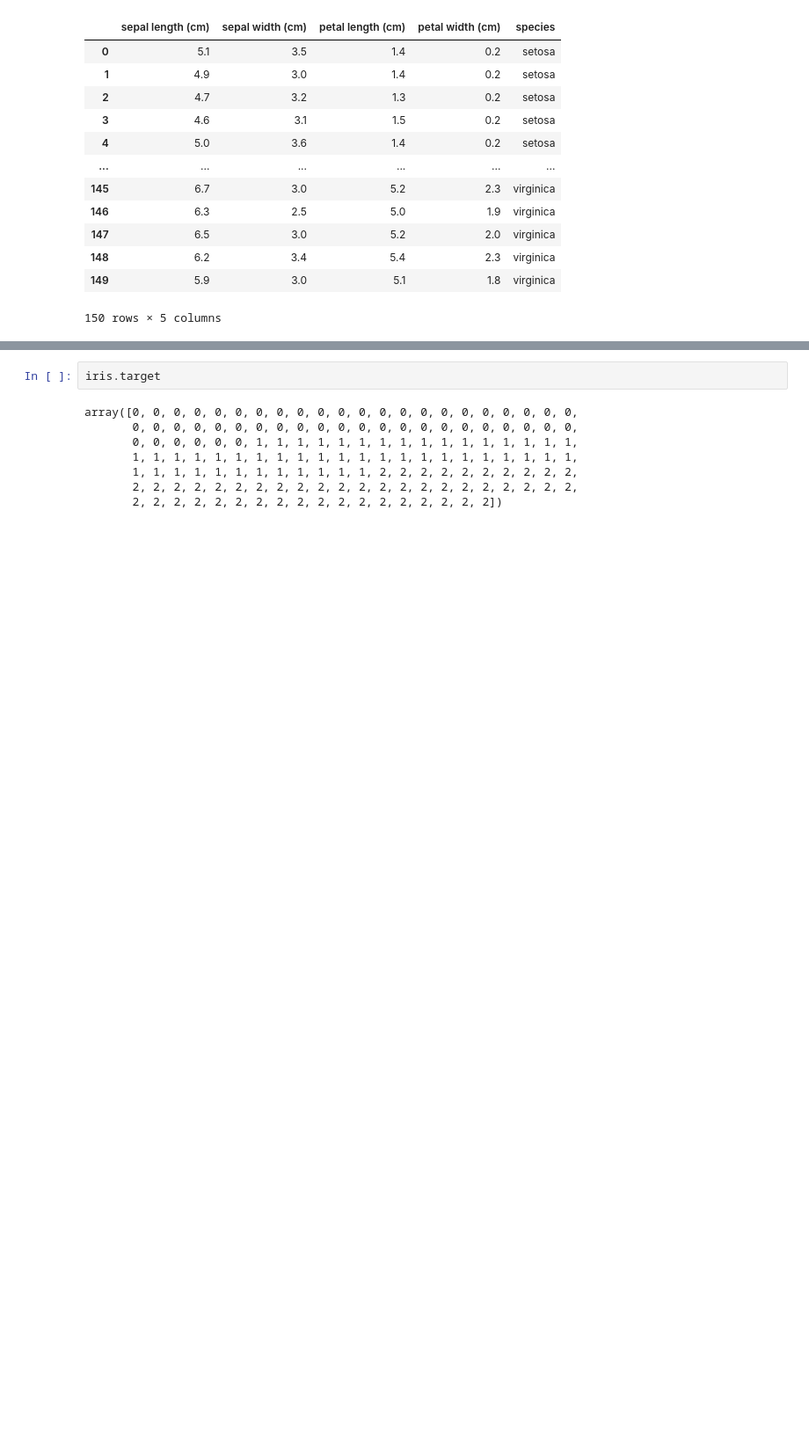
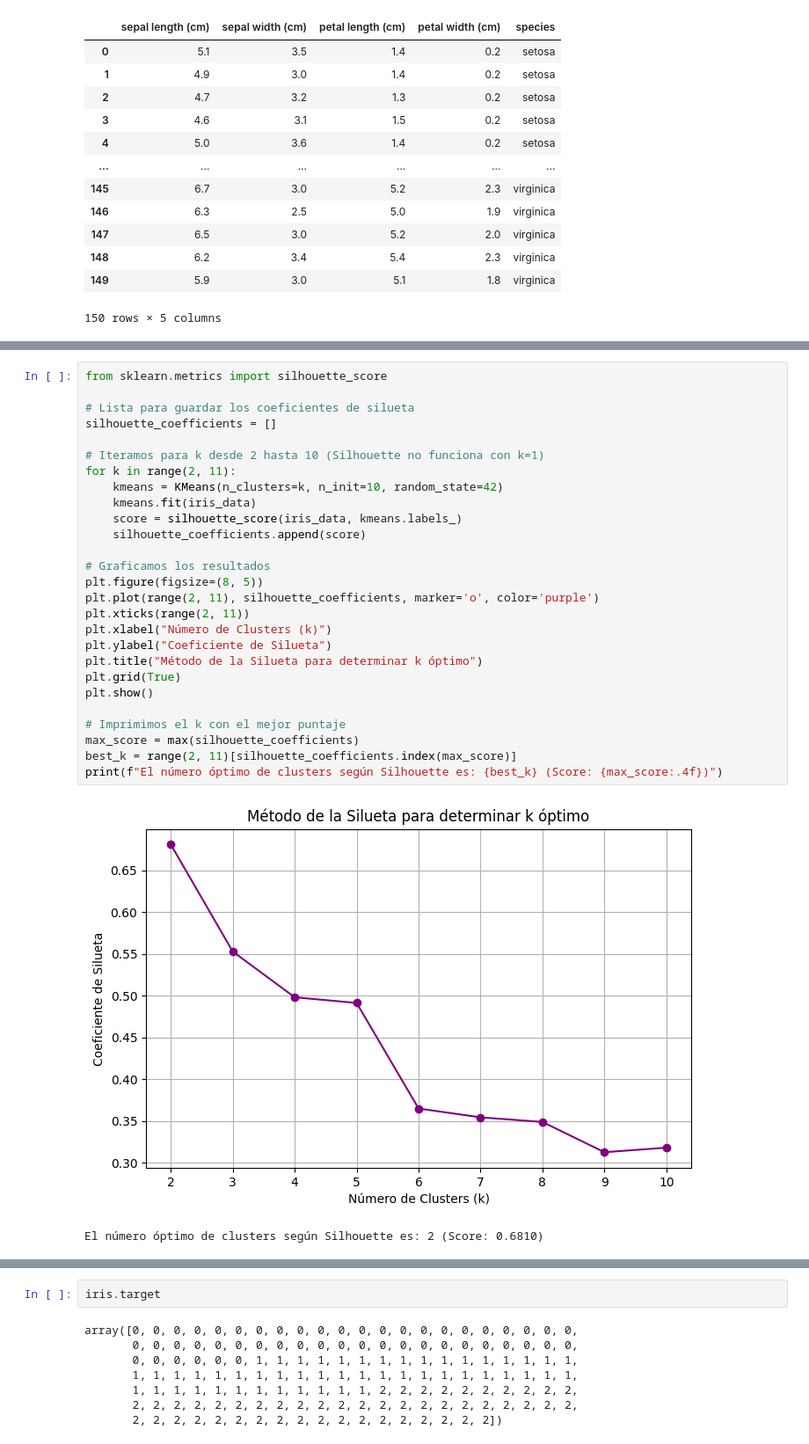
Before and after one commit to arturober/Ejemplos-IA-2025, a Jupyter notebook: K Means/Ejemplo_3_KMeans_iris_dataset.ipynb, the cells around one changed output, grey strips where cells are left out. Shown at 88% size. Cells and saved outputs as stored; diff of their text form; blank space fills up the shorter version.

Commit message:
silueta

```diff
--- a/K Means/Ejemplo_3_KMeans_iris_dataset.ipynb
+++ b/K Means/Ejemplo_3_KMeans_iris_dataset.ipynb
@@ -46,3 +66,33 @@ plt.show()
+# %%
+from sklearn.metrics import silhouette_score
+
+# Lista para guardar los coeficientes de silueta
+silhouette_coefficients = []
+
+# Iteramos para k desde 2 hasta 10 (Silhouette no funciona con k=1)
+for k in range(2, 11):
+    kmeans = KMeans(n_clusters=k, n_init=10, random_state=42)
+    kmeans.fit(iris_data)
+    score = silhouette_score(iris_data, kmeans.labels_)
+    silhouette_coefficients.append(score)
+
+# Graficamos los resultados
+plt.figure(figsize=(8, 5))
+plt.plot(range(2, 11), silhouette_coefficients, marker='o', color='purple')
+plt.xticks(range(2, 11))
+plt.xlabel("Número de Clusters (k)")
+plt.ylabel("Coeficiente de Silueta")
+plt.title("Método de la Silueta para determinar k óptimo")
+plt.grid(True)
+plt.show()
+
+# Imprimimos el k con el mejor puntaje
+max_score = max(silhouette_coefficients)
+best_k = range(2, 11)[silhouette_coefficients.index(max_score)]
+print(f"El número óptimo de clusters según Silhouette es: {best_k} (Score: {max_score:.4f})")
+# %% [output]
+[figure, added]
+El número óptimo de clusters según Silhouette es: 2 (Score: 0.6810)
 # %%
 # n_init=10 -> Se ejecuta 10 veces (centroides inicializados en posiciones diferentes) y devuelve el resultado con menor inercia
 kmeans = KMeans(n_clusters=3, n_init=10)
```
Also changed, not shown: parts of 8 cells of this notebook.
